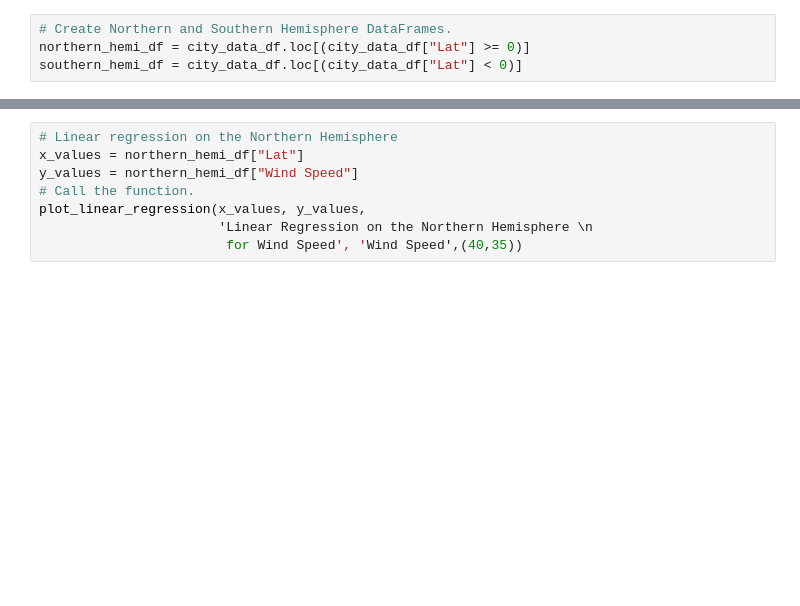
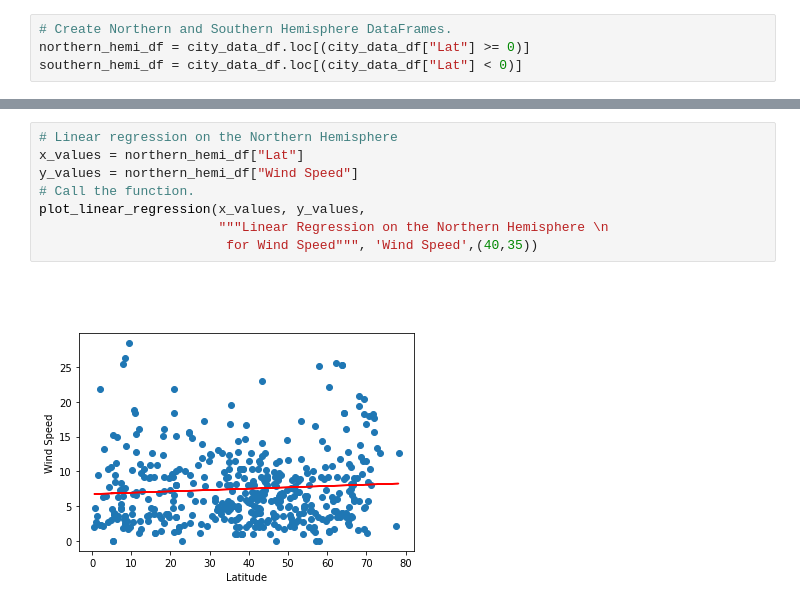
Before and after one commit to jacquie0583/World_Weather_Analysis, a Jupyter notebook: WeatherPy.ipynb, the cells around one changed output, grey strips where cells are left out. Drawn from its saved outputs; the diff is of its cells as text; blank space fills up the shorter version.

```diff
--- a/WeatherPy.ipynb
+++ b/WeatherPy.ipynb
@@ -311,11 +347,13 @@ plot_linear_regression(x_values, y_values,
 # %%
 # Linear regression on the Northern Hemisphere
 x_values = northern_hemi_df["Lat"]
 y_values = northern_hemi_df["Wind Speed"]
 # Call the function.
 plot_linear_regression(x_values, y_values,
-                       'Linear Regression on the Northern Hemisphere \n
-                        for Wind Speed', 'Wind Speed',(40,35))
+                       """Linear Regression on the Northern Hemisphere \n
+                        for Wind Speed""", 'Wind Speed',(40,35))
+# %% [output]
+[figure, added]
 # %%
 # Linear regression on the Southern Hemisphere
 x_values = southern_hemi_df["Lat"]
```
Also changed, not shown: parts of 20 cells of this notebook, 7 other files.
